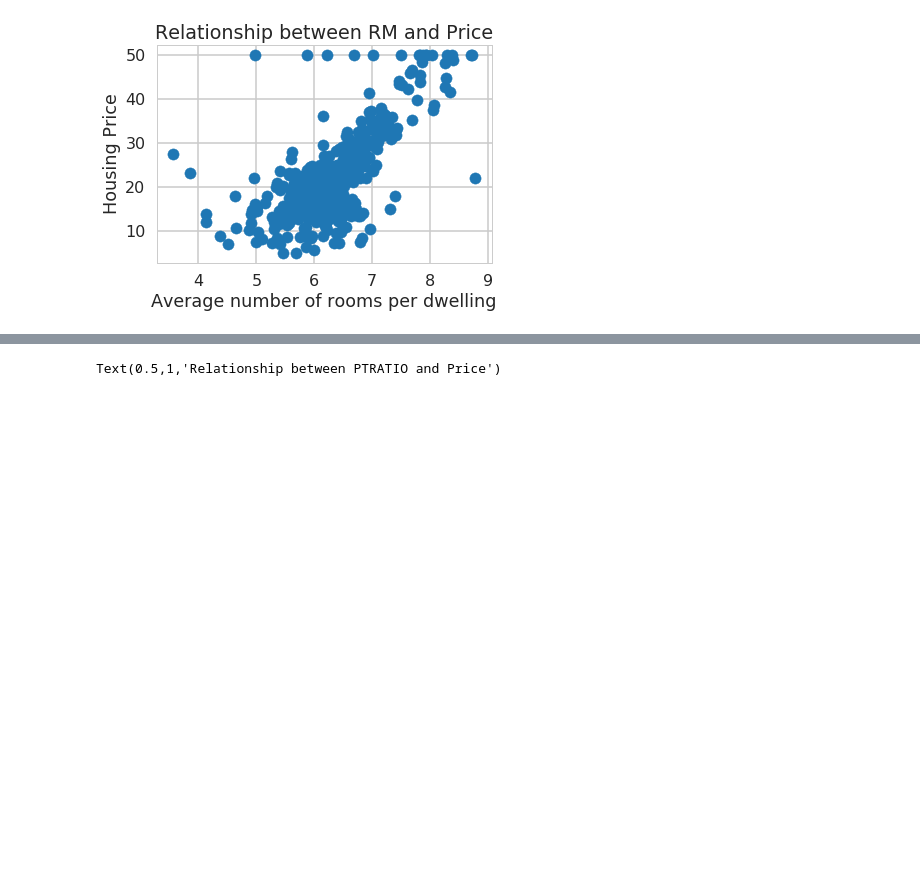
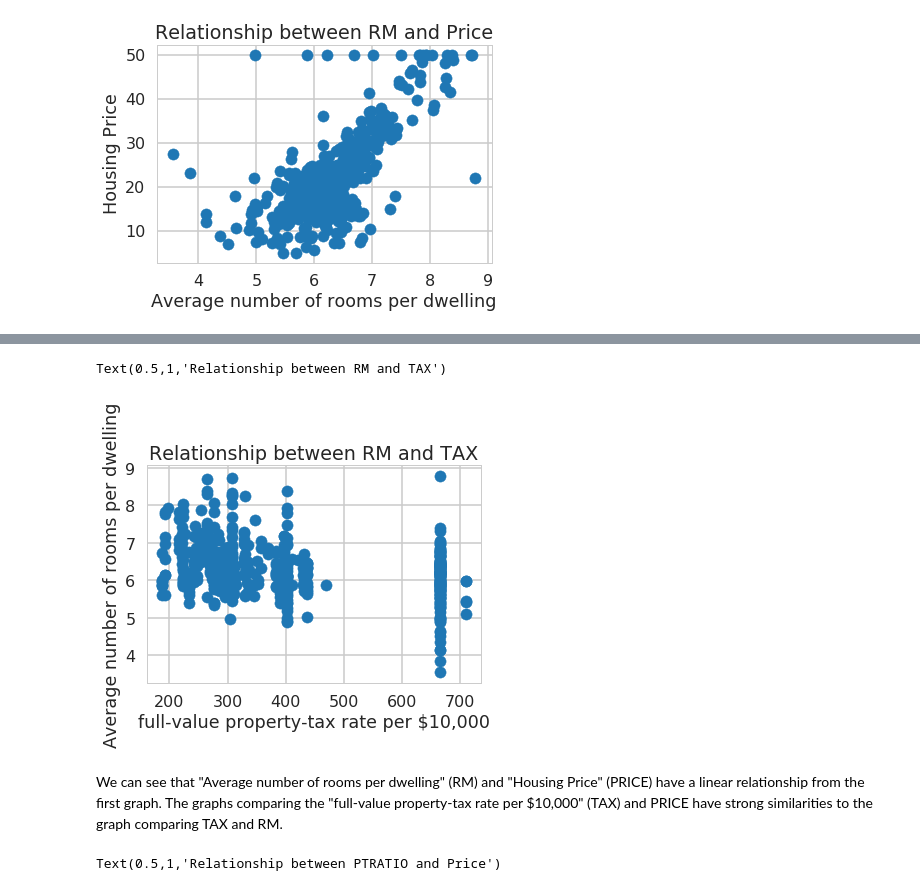
Before and after one commit to SethDKelly/Springboard, a Jupyter notebook: sec11/linear_regression/Mini_Project_Linear_Regression.ipynb, the cells around one changed output, grey strips where cells are left out. Drawn from its saved outputs; the diff is of its cells as text; code cells hidden in the pictures; blank space fills up the shorter version.

```diff
--- a/sec11/linear_regression/Mini_Project_Linear_Regression.ipynb
+++ b/sec11/linear_regression/Mini_Project_Linear_Regression.ipynb
@@ -291,3 +306,14 @@ Text(0.5,1,'Relationship between RM and Price')
+# %%
+# your turn: scatter plot between *RM* and *PRICE*
+plt.scatter(bos.TAX, bos.RM)
+plt.ylabel("Average number of rooms per dwelling")
+plt.xlabel("full-value property-tax rate per $10,000")
+plt.title("Relationship between RM and TAX")
+# %% [output]
+Text(0.5,1,'Relationship between RM and TAX')
+[figure, added]
+# %% [markdown]
+We can see that "Average number of rooms per dwelling" (RM) and "Housing Price" (PRICE) have a linear relationship from the first graph. The graphs comparing the "full-value property-tax rate per $10,000" (TAX) and PRICE have strong similarities to the graph comparing TAX and RM.
 # %%
 # your turn: scatter plot between *PTRATIO* and *PRICE*
 plt.scatter(bos.PTRATIO, bos.PRICE)
```
Also changed, not shown: parts of 29 cells of this notebook.
